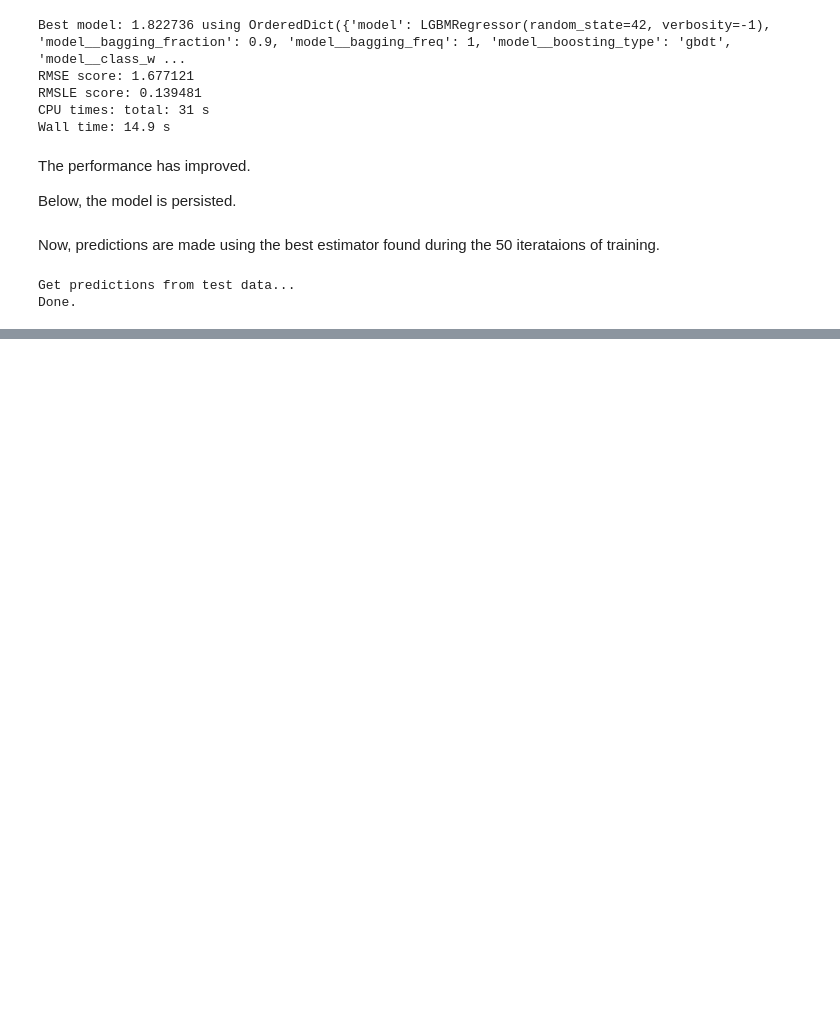
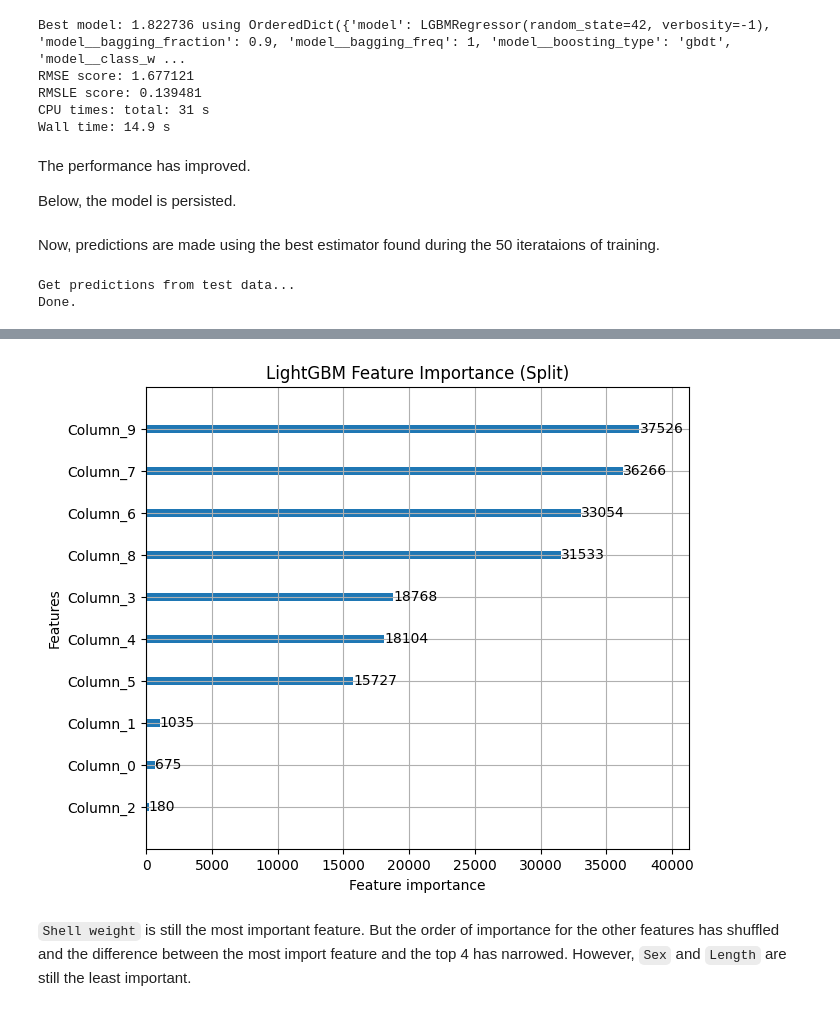
Before and after one commit to efarish/portfolio, a Jupyter notebook: research/abalone/Boosting.ipynb, the cells around one changed output, grey strips where cells are left out. Cells and saved outputs as stored; diff of their text form; code cells hidden in the pictures; blank space fills up the shorter version.

```diff
--- a/research/abalone/Boosting.ipynb
+++ b/research/abalone/Boosting.ipynb
@@ -310,0 +341,7 @@ The predictions made were submitted to Kaggle and the RMSLE reported for the tes
+# %%
+lgb.plot_importance(lgbm_model_loaded['model'], importance_type="split", figsize=(7,6), title="LightGBM Feature Importance (Split)")
+plt.show()
+# %% [output]
+[figure, added]
+# %% [markdown]
+`Shell weight` is still the most important feature. But the order of importance for the other features has shuffled and the difference between the most import feature and the top 4 has narrowed. However, `Sex` and `Length` are still the least important.
```
Also changed, not shown: parts of 13 cells of this notebook.
